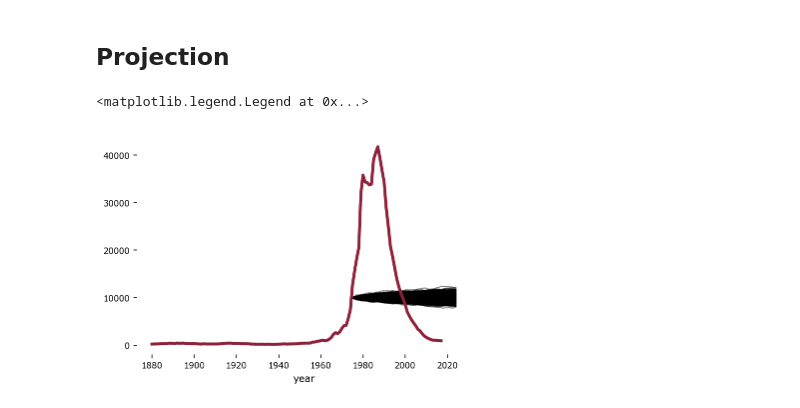
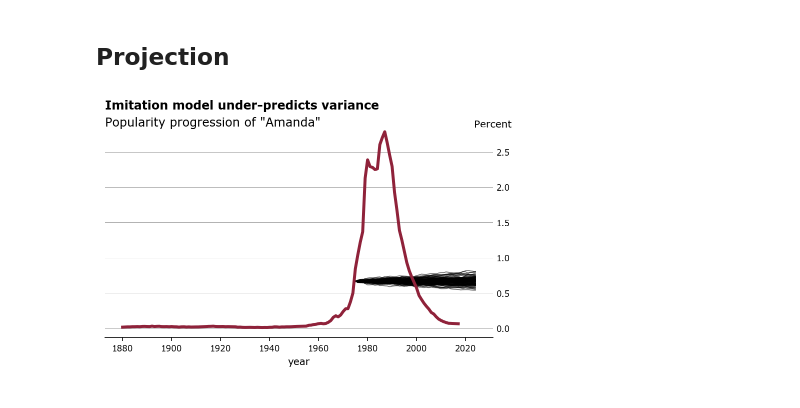
Before and after one commit to frtennis1/am115-baby-names, a Jupyter notebook: 02-FR-imitation-model.ipynb, the cells around one changed output. Saved outputs shown, nothing was run; the diff lists cells and outputs as text; code cells hidden in the pictures.

Commit message:
Write report and slide-show presentation

```diff
--- a/02-FR-imitation-model.ipynb
+++ b/02-FR-imitation-model.ipynb
@@ -48,8 +50,13 @@ get_name_series('Amanda', df).loc[1975]
 # %%
-draw_series(int(1e4), num_years=50, num_draws=1000, start_year=1975) \
+draw_series(int(1e4), num_years=50, num_draws=100, start_year=1975) \
+    .divide(1.5e4) \
     .plot(c='k', alpha=.5, lw=1)
-df.query('name == "Amanda" and gender == "F"').groupby('year').sum().plot(ax=plt.gca())
+df.query('name == "Amanda" and gender == "F"').groupby('year').sum().divide(1.5e4).plot(ax=plt.gca())
 plt.legend([])
+plt.ylabel('Percent')
+ft_ax(title='Imitation model under-predicts variance',
+      subtitle='Popularity progression of "Amanda"', yy=1.01)
+plt.savefig('report/figs/imitation-model.pdf')
+plt.savefig('slides/img/imitation-model.png', dpi=400)
 # %% [output]
-<matplotlib.legend.Legend at 0x...>
-[figure, old version]
+[figure, new version]
```
Also changed, not shown: parts of 2 cells of this notebook, 12 other files.
